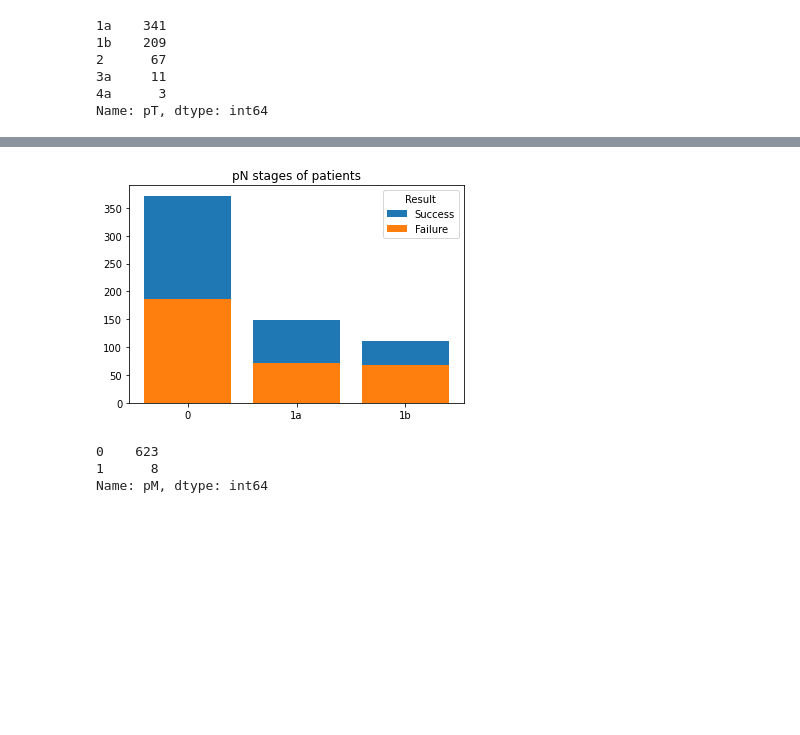
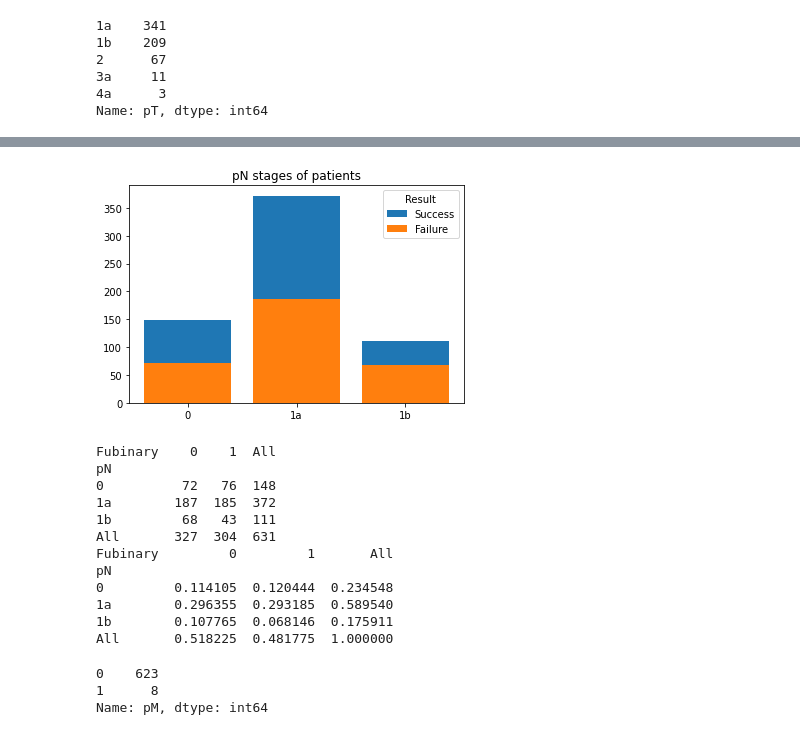
Before and after one commit to elmidion/Ablation_result_prediction, a Jupyter notebook: Ablation_result_prediction.ipynb, the cells around one changed output, grey strips where cells are left out. Drawn from its saved outputs; the diff is of its cells as text; code cells hidden in the pictures; blank space fills up the shorter version.

```diff
--- a/Ablation_result_prediction.ipynb
+++ b/Ablation_result_prediction.ipynb
@@ -269,18 +385,33 @@ plt.show()
 # %%
 x = ['0', '1a', '1b']
-y = Dose_main['pN'].value_counts()
+y = Dose_main['pN'].value_counts().sort_index(ascending=True)
 
 a = ['0', '1a', '1b']
-b = Dose_main[Dose_main['Fubinary'] == 0]['pN'].value_counts()
+b = Dose_main[Dose_main['Fubinary'] == 0]['pN'].value_counts().sort_index(ascending=True)
 plt.bar(x, y, label='Success')
 plt.bar(a, b, label='Failure')
 
 plt.title('pN stages of patients')
 plt.legend(title="Result")
 #plt.xticks([0,1,2],['TT', 'TT with CND', 'TT with CND and LND'])
 plt.show()
+
+print(pd.crosstab(index=Dose_main['pN'], columns=Dose_main['Fubinary'], margins=True))
+print(pd.crosstab(index=Dose_main['pN'], columns=Dose_main['Fubinary'], normalize=True, margins=True))
 # %% [output]
-[figure, old version]
+[figure, new version]
+Fubinary    0    1  All
+pN
+0          72   76  148
+1a        187  185  372
+1b         68   43  111
+All       327  304  631
+Fubinary         0         1       All
+pN
+0         0.114105  0.120444  0.234548
+1a        0.296355  0.293185  0.589540
+1b        0.107765  0.068146  0.175911
+All       0.518225  0.481775  1.000000
 # %%
 Dose_main.pM.value_counts()
 # %% [output]
```
Also changed, not shown: parts of 36 cells of this notebook.
